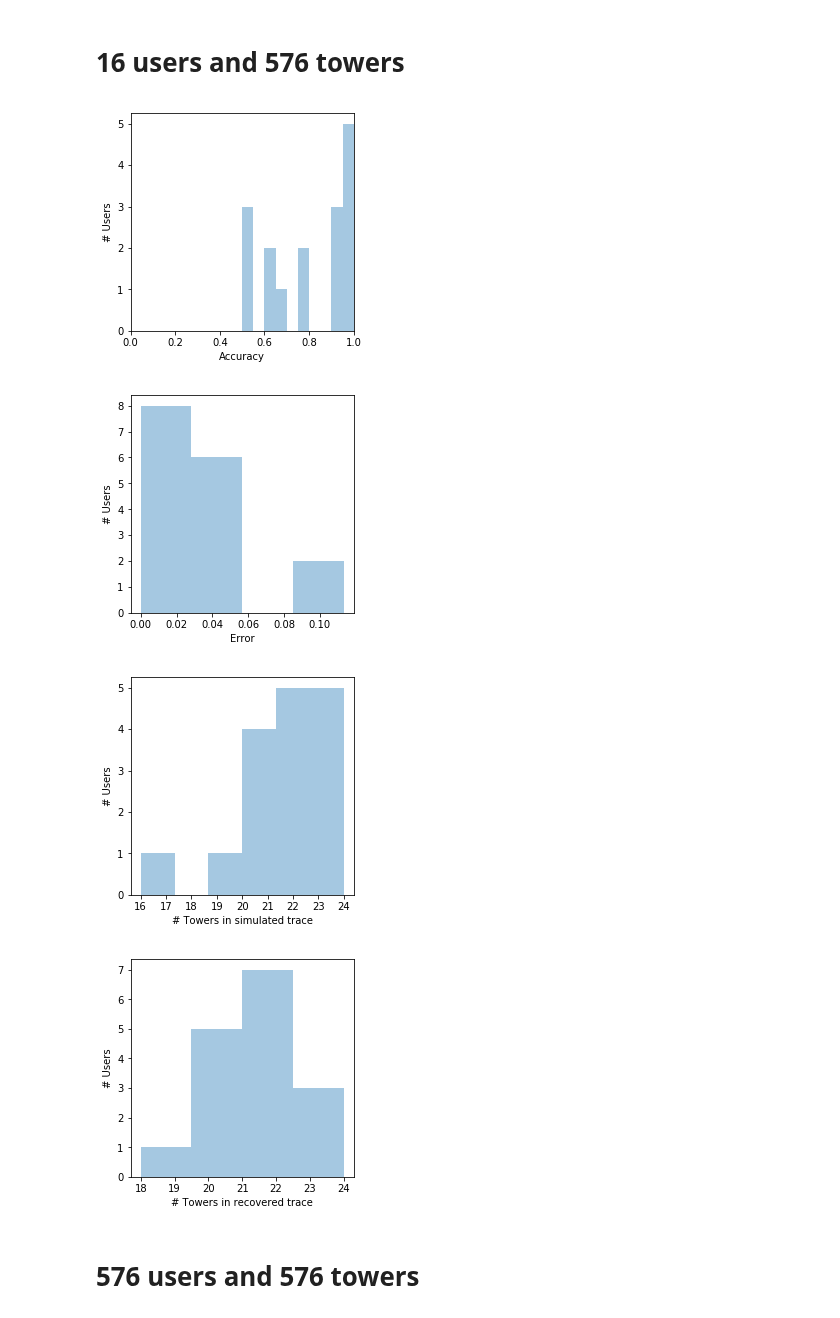
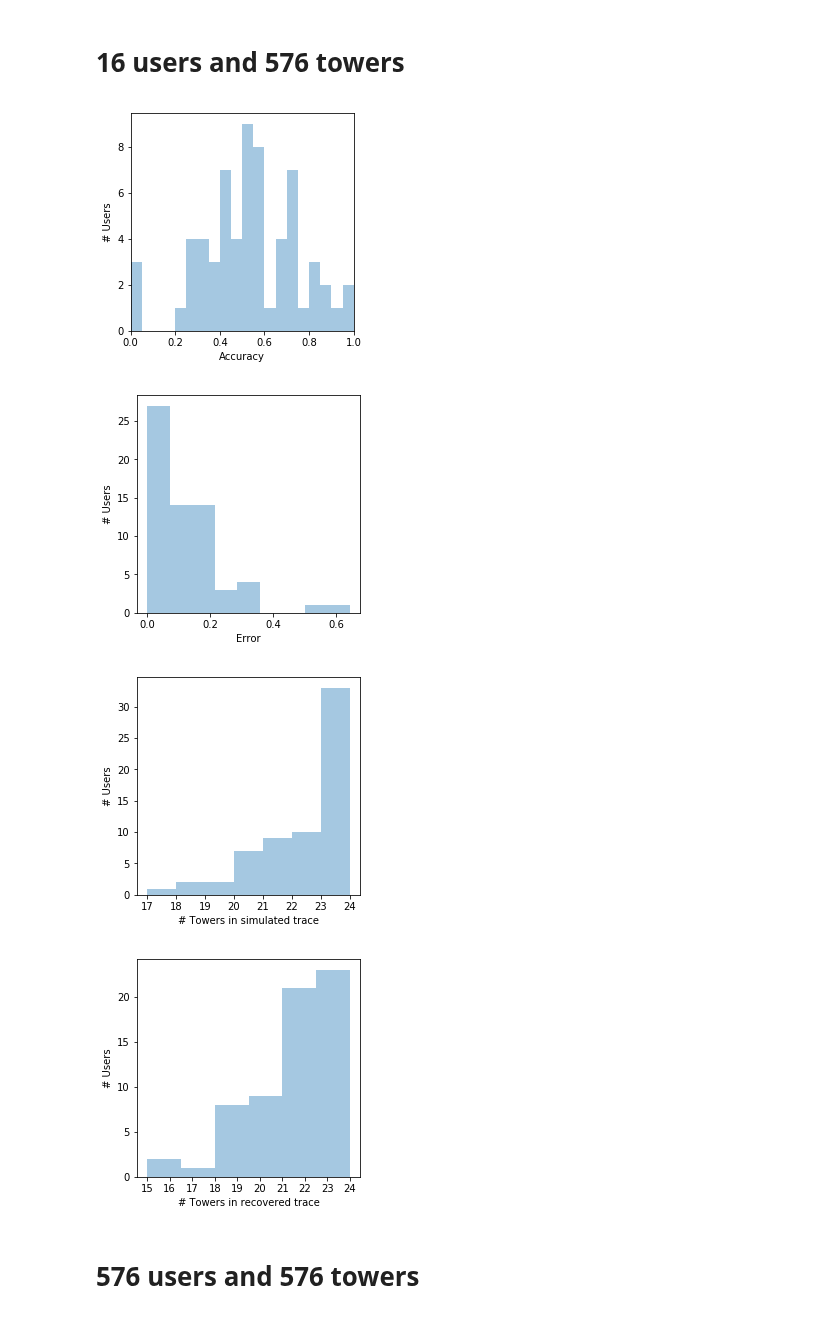
Before and after one commit to leopiney/tscf, a Jupyter notebook: evaluation-results-temp-files-Copy1.ipynb, the cells around one changed output. Saved outputs shown, nothing was run; the diff lists cells and outputs as text; code cells hidden in the pictures.

```diff
--- a/evaluation-results-temp-files-Copy1.ipynb
+++ b/evaluation-results-temp-files-Copy1.ipynb
@@ -95,15 +96,15 @@ plot_all(evaluation)
 # %% [markdown]
 # 16 users and 576 towers
 # %%
-path = './evaluate/.tmp_eval_m_random_direction_u_16_t_576_v_(0.05, 0.05).pkl'
+path = './evaluate/.tmp_eval_m_random_direction_u_64_t_576_v_(0.05, 0.05).pkl'
 evaluation = pickle.load(open(path, 'rb'))
 
 plot_all(evaluation)
 # %% [output]
-[figure, old version]
+[figure, new version]
-[figure, old version]
+[figure, new version]
-[figure, old version]
+[figure, new version]
-[figure, old version]
+[figure, new version]
 # %% [markdown]
 # 576 users and 576 towers
 # %%
```
Also changed, not shown: parts of 14 cells of this notebook, 3 other files.
